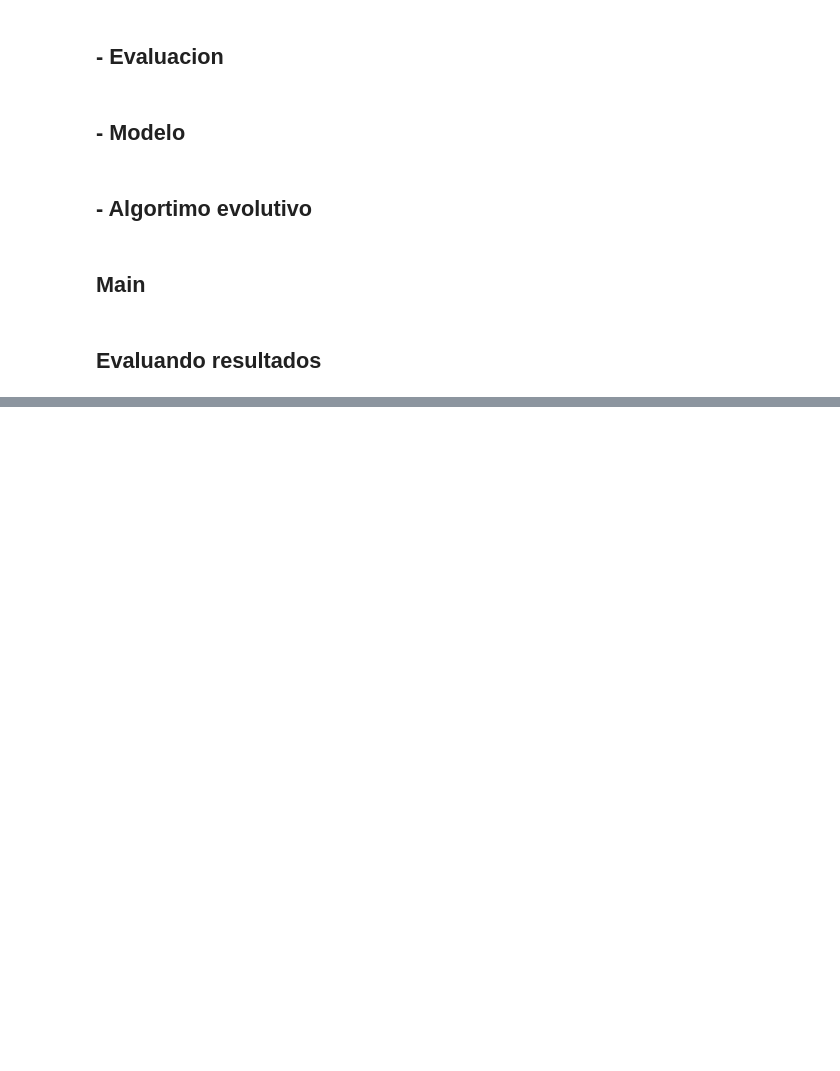
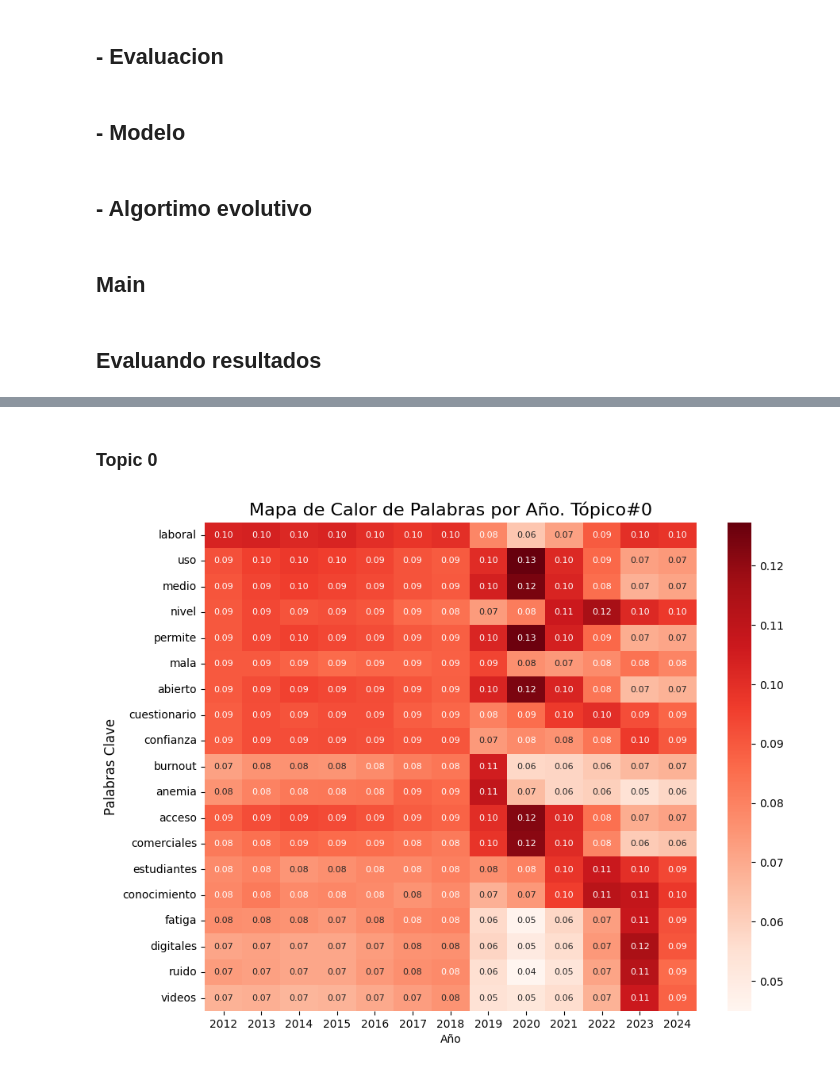
Before and after one commit to naomi-lahera/cfdtm-cmed, a Jupyter notebook: cfdtm-evolusionary-search-hyperparameters.ipynb, the cells around one changed output, grey strips where cells are left out. Cells and saved outputs as stored; diff of their text form; code cells hidden in the pictures; blank space fills up the shorter version.

Commit message:
Kaggle Notebook | cfdtm-hyperparameters-visualize | Version 3

```diff
--- a/cfdtm-evolusionary-search-hyperparameters.ipynb
+++ b/cfdtm-evolusionary-search-hyperparameters.ipynb
@@ -383,0 +446,3 @@ save_json(TC_TD, os.path.join(best_results_path, 'best_tc_td.json'))
+# %%
+path = './visualize'
+os.makedirs(path, exist_ok=True)
@@ -383,0 +501,6 @@ save_json(TC_TD, os.path.join(best_results_path, 'best_tc_td.json'))
+# %%
+import os
+vocab_path = '/kaggle/input/revista-de-ciencias-mdicas-de-la-habana-cuba/vocab.txt'
+with open(vocab_path, 'r') as file:
+    words = file.readlines()
+    vocab = [word.replace('\n', '') for word in words]
@@ -383,0 +528,9 @@ save_json(TC_TD, os.path.join(best_results_path, 'best_tc_td.json'))
+# %%
+import os
+vocab_path = '/kaggle/input/revista-de-ciencias-mdicas-de-la-habana-cuba/vocab.txt'
+with open(vocab_path, 'r') as file:
+    words = file.readlines()
+    vocab = [word.replace('\n', '') for word in words]
+
+import joblib
+beta = joblib.load('top_words/beta.joblib')
@@ -383,0 +575,22 @@ save_json(TC_TD, os.path.join(best_results_path, 'best_tc_td.json'))
+# %%
+from unidecode import unidecode
+images_path = './images'
+
+def get_word_index(word):
+    return vocab.index(unidecode(word))
+# %% [markdown]
+### Topic 0
+# %%
+topic = 0
+topic_name = 'Tópico#0'
+topic_path_img = f'{images_path}/topic_0/probabilidad.png'
+os.makedirs(f'{images_path}/topic_0', exist_ok=True)
+topic_path_img = f'{images_path}/topic_0/mapa_de_color.png'
+
+words = ['laboral', 'uso', 'medio', 'nivel', 'permite', 'mala', 'abierto', 'cuestionario',
+             'confianza', 'burnout', 'anemia', 'acceso', 'comerciales', 'estudiantes', 'conocimiento',
+             'fatiga', 'digitales', 'ruido', 'videos']
+word_index = [get_word_index(word) for word in words]
+get_mapa_color(words, word_index, topic_name, topic_path_img)
+# %% [output]
+[figure, added]
```
Also changed, not shown: parts of 36 cells of this notebook.
